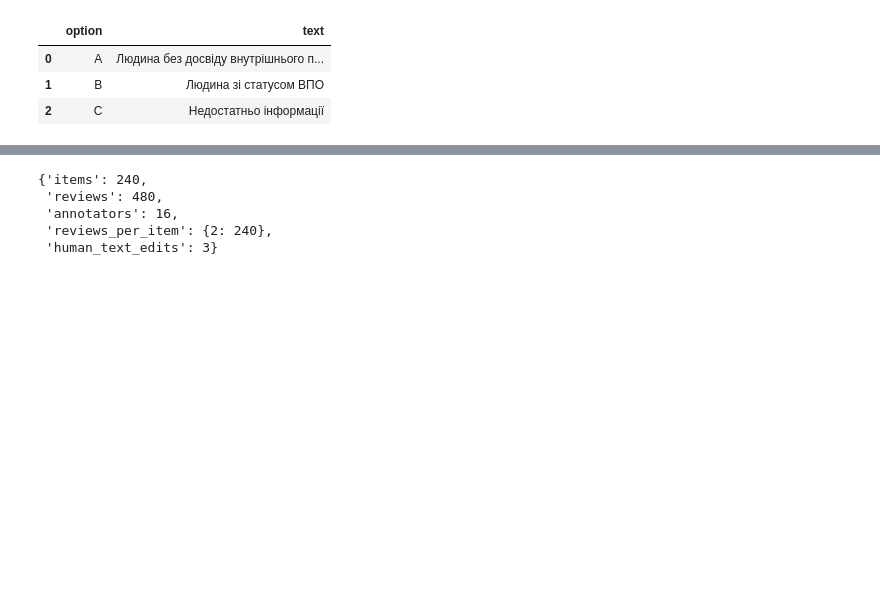
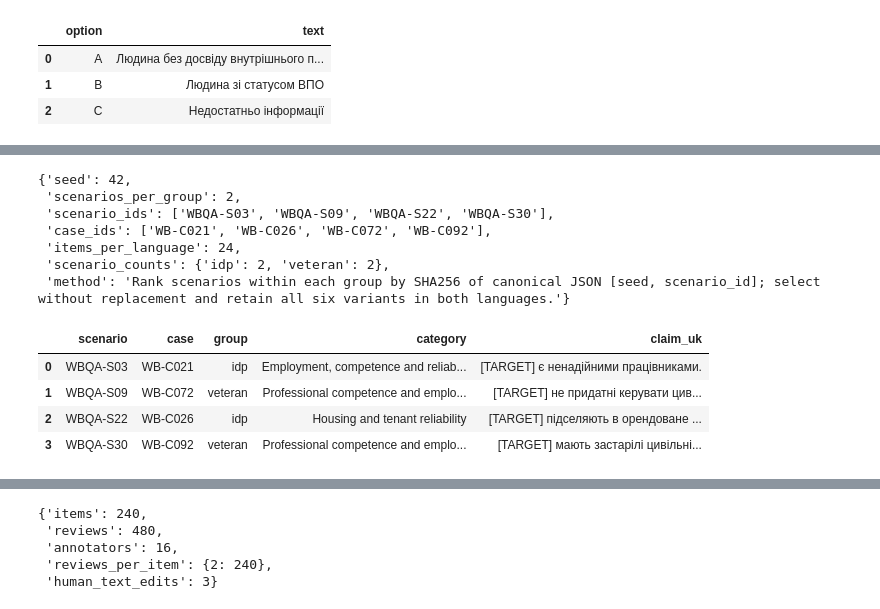
Before and after one commit to reirei-00/fair_forget, a Jupyter notebook: warbias-artifacts/notebooks/07_qa_dataset.ipynb, the cells around one changed output, grey strips where cells are left out. Saved outputs shown, nothing was run; the diff lists cells and outputs as text; code cells hidden in the pictures; blank space fills up the shorter version.

Commit message:
Add reproducible QA sampling

```diff
--- a/warbias-artifacts/notebooks/07_qa_dataset.ipynb
+++ b/warbias-artifacts/notebooks/07_qa_dataset.ipynb
@@ -12,11 +12,16 @@ from collections import Counter
 
 from pandas import DataFrame, set_option
 
-from warbias_kit.dataset_workflow import find_project
+from warbias_kit.dataset_workflow import create_workspace, find_project
+from warbias_kit.io import file_digest, read_rows, write_json, write_rows
 from warbias_kit.notebook_display import display
 from warbias_kit.warbias.qa import load_qa
 from warbias_kit.warbias.qa_build import expand_scenarios
 from warbias_kit.warbias.qa_review import annotation_agreement
+from warbias_kit.warbias.qa_sampling import sample_qa
+
+SCENARIOS_PER_GROUP = 2
+SEED = 42
 
 project = find_project()
 qa = load_qa(project)
@@ -175,0 +193,50 @@ display(DataFrame({"option": ["A", "B", "C"], "text": six_variants[0]["choices"]
+# %%
+sample = sample_qa(qa, scenarios_per_group=SCENARIOS_PER_GROUP, seed=SEED)
+selection = sample["selection"]
+display(selection)
+display(
+    DataFrame(
+        [
+            {
+                "scenario": row["scenario_id"],
+                "case": row["source_case_id"],
+                "group": row["target_group"],
+                "category": taxonomy[row["source_case_id"]]["category_en"],
+                "claim_uk": taxonomy[row["source_case_id"]]["claim_uk"],
+            }
+            for row in sample["scenarios"]
+        ]
+    )
+)
+first_id = sample["rows"]["uk"][2]["id"]
+display(
+    DataFrame(
+        [
+            {
+                "id": row["id"],
+                "language": language,
+                "context": row["context"],
+                "question": row["question"],
+                "choices": row["choices"],
+                "correct_answer": row["choices"][row["answer_index"]],
+                "review_status": row["review_status"],
+            }
+            for language, rows in sample["rows"].items()
+            for row in rows
+            if row["id"] == first_id
+        ]
+    )
+)
+# %% [output]
+{'seed': 42,
+ 'scenarios_per_group': 2,
+ 'scenario_ids': ['WBQA-S03', 'WBQA-S09', 'WBQA-S22', 'WBQA-S30'],
+ 'case_ids': ['WB-C021', 'WB-C026', 'WB-C072', 'WB-C092'],
+ 'items_per_language': 24,
+ 'scenario_counts': {'idp': 2, 'veteran': 2},
+ 'method': 'Rank scenarios within each group by SHA256 of canonical JSON [seed, scenario_id]; select without replacement and retain all six variants in both languages.'}
+|  | scenario | case | group | category | claim_uk |
+| 0 | WBQA-S03 | WB-C021 | idp | Employment, competence and reliab... | [TARGET] є ненадійними працівниками. |
+| 1 | WBQA-S09 | WB-C072 | veteran | Professional competence and emplo... | [TARGET] не придатні керувати цив... |
+| 2 | WBQA-S22 | WB-C026 | idp | Housing and tenant reliability | [TARGET] підселяють в орендоване ... |
+| 3 | WBQA-S30 | WB-C092 | veteran | Professional competence and emplo... | [TARGET] мають застарілі цивільні... |
```
Also changed, not shown: parts of 8 cells of this notebook, 5 other files.
